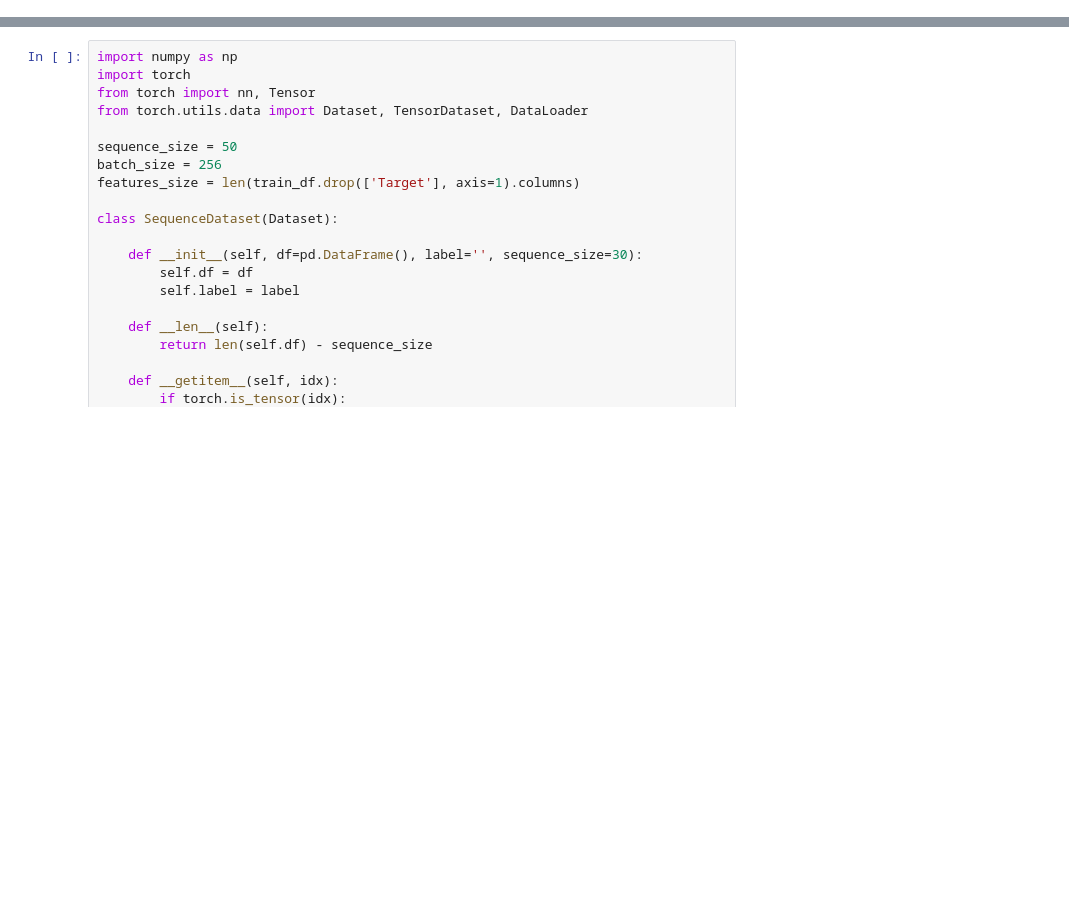
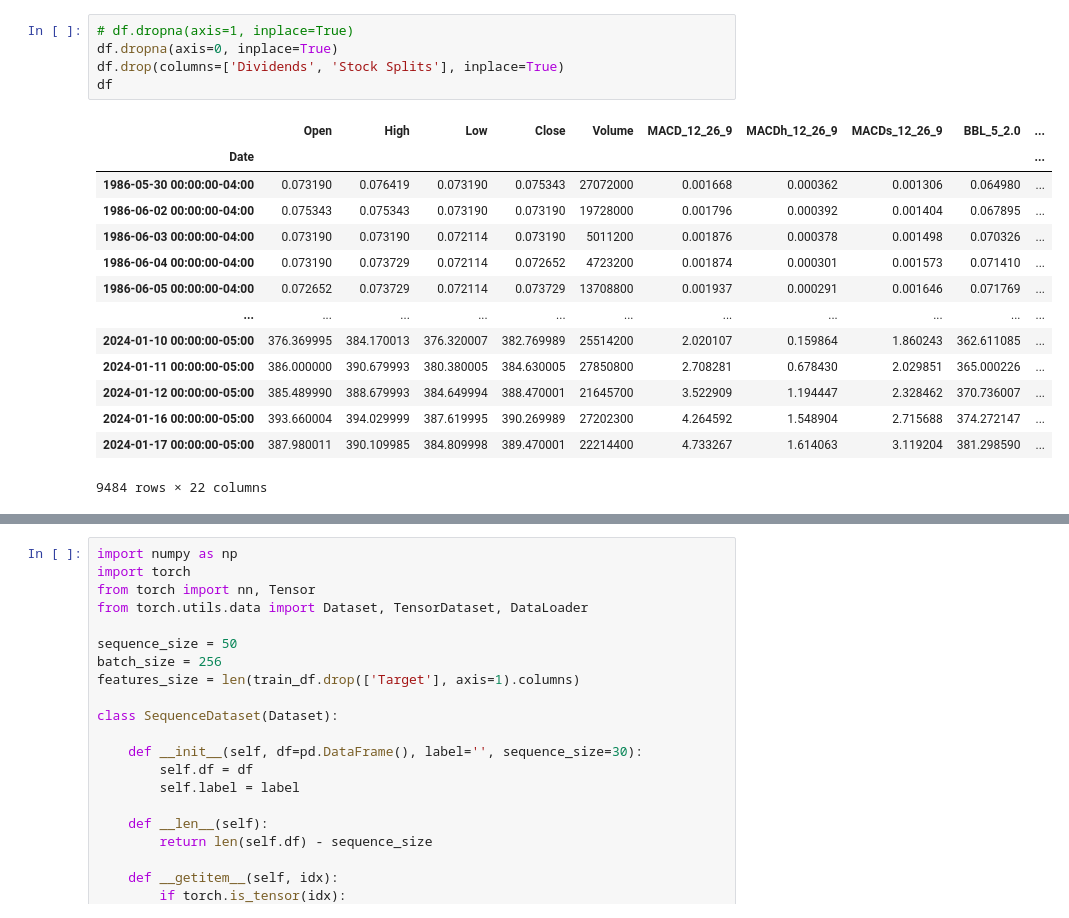
Before and after one commit to hkbu-kennycheng/comp7065, a Jupyter notebook: lab5.ipynb, the cells around one changed output, grey strips where cells are left out. Drawn from its saved outputs; the diff is of its cells as text; blank space fills up the shorter version.

```diff
--- a/lab5.ipynb
+++ b/lab5.ipynb
@@ -145,0 +74,20 @@ df
+# %%
+# df.dropna(axis=1, inplace=True)
+df.dropna(axis=0, inplace=True)
+df.drop(columns=['Dividends', 'Stock Splits'], inplace=True)
+df
+# %% [output]
+|  | Open | High | Low | Close | Volume | MACD_12_26_9 | MACDh_12_26_9 | MACDs_12_26_9 | BBL_5_2.0 | ... |
+| Date |  |  |  |  |  |  |  |  |  | ... |
+| 1986-05-30 00:00:00-04:00 | 0.073190 | 0.076419 | 0.073190 | 0.075343 | 27072000 | 0.001668 | 0.000362 | 0.001306 | 0.064980 | ... |
+| 1986-06-02 00:00:00-04:00 | 0.075343 | 0.075343 | 0.073190 | 0.073190 | 19728000 | 0.001796 | 0.000392 | 0.001404 | 0.067895 | ... |
+| 1986-06-03 00:00:00-04:00 | 0.073190 | 0.073190 | 0.072114 | 0.073190 | 5011200 | 0.001876 | 0.000378 | 0.001498 | 0.070326 | ... |
+| 1986-06-04 00:00:00-04:00 | 0.073190 | 0.073729 | 0.072114 | 0.072652 | 4723200 | 0.001874 | 0.000301 | 0.001573 | 0.071410 | ... |
+| 1986-06-05 00:00:00-04:00 | 0.072652 | 0.073729 | 0.072114 | 0.073729 | 13708800 | 0.001937 | 0.000291 | 0.001646 | 0.071769 | ... |
+| ... | ... | ... | ... | ... | ... | ... | ... | ... | ... | ... |
+| 2024-01-10 00:00:00-05:00 | 376.369995 | 384.170013 | 376.320007 | 382.769989 | 25514200 | 2.020107 | 0.159864 | 1.860243 | 362.611085 | ... |
+| 2024-01-11 00:00:00-05:00 | 386.000000 | 390.679993 | 380.380005 | 384.630005 | 27850800 | 2.708281 | 0.678430 | 2.029851 | 365.000226 | ... |
+| 2024-01-12 00:00:00-05:00 | 385.489990 | 388.679993 | 384.649994 | 388.470001 | 21645700 | 3.522909 | 1.194447 | 2.328462 | 370.736007 | ... |
+| 2024-01-16 00:00:00-05:00 | 393.660004 | 394.029999 | 387.619995 | 390.269989 | 27202300 | 4.264592 | 1.548904 | 2.715688 | 374.272147 | ... |
+| 2024-01-17 00:00:00-05:00 | 387.980011 | 390.109985 | 384.809998 | 389.470001 | 22214400 | 4.733267 | 1.614063 | 3.119204 | 381.298590 | ... |
+9484 rows × 22 columns
```
Also changed, not shown: parts of 18 cells of this notebook, 1 other file.
